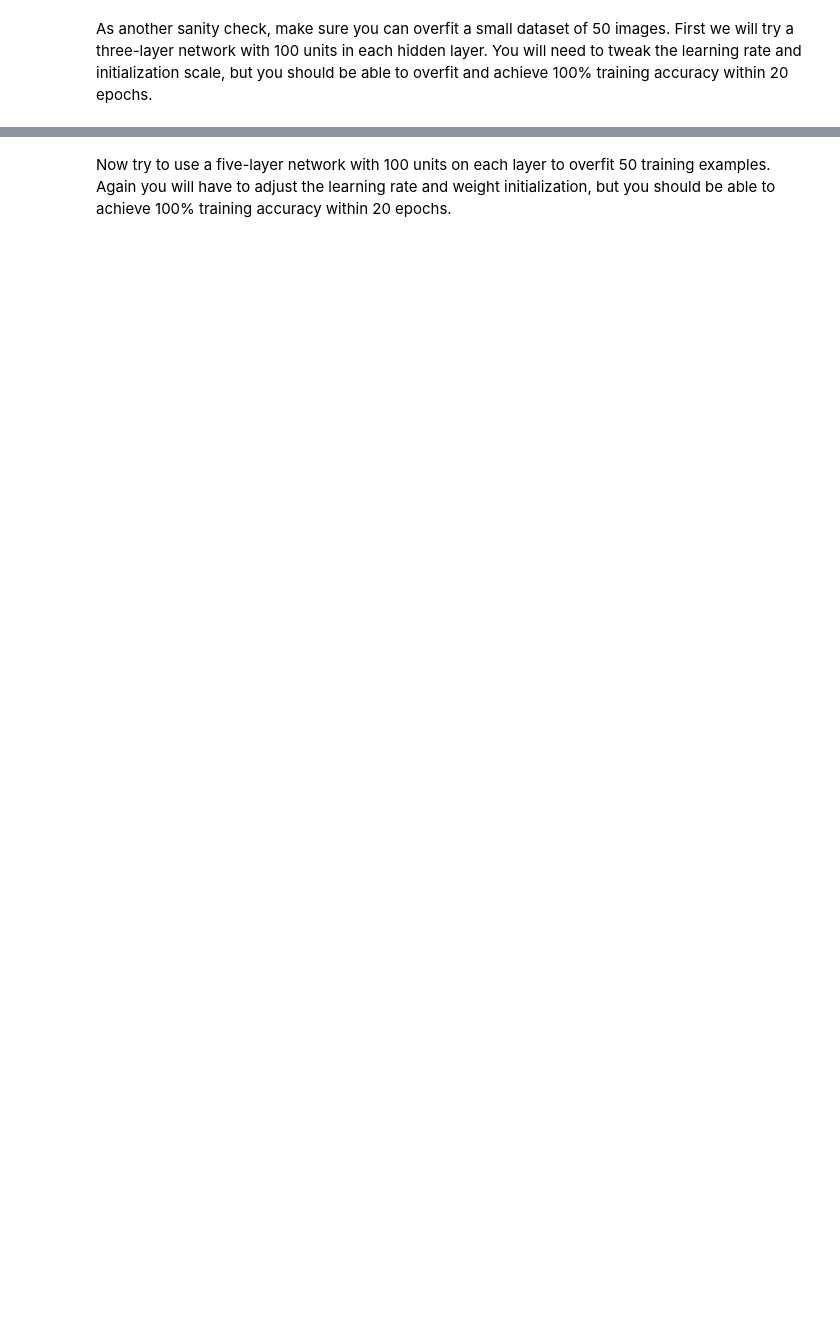
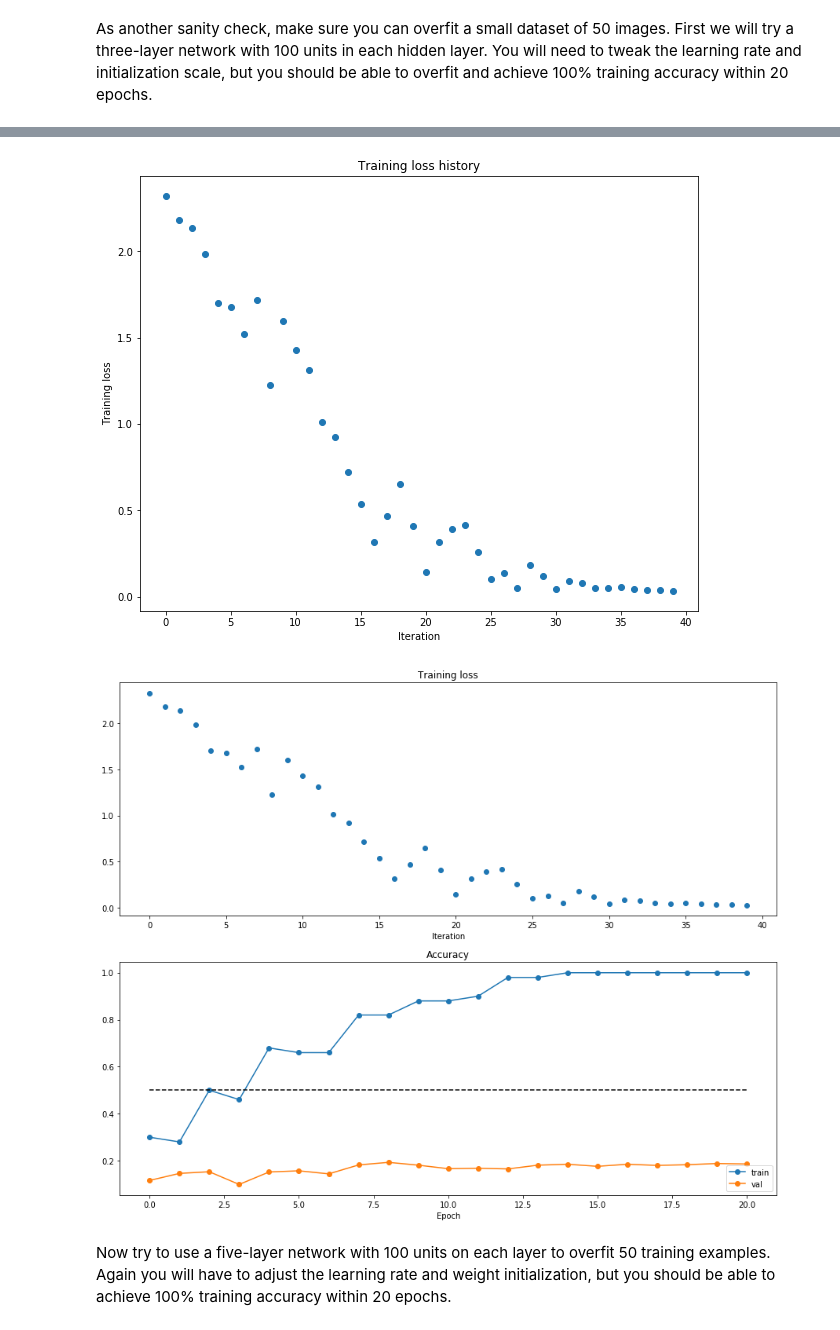
Before and after one commit to ZhuqingZhang0422/ML-for-Chemical-Engineering-Research, a Jupyter notebook: hw5/FullyConnectedNets.ipynb, the cells around one changed output, grey strips where cells are left out. Saved outputs shown, nothing was run; the diff lists cells and outputs as text; code cells hidden in the pictures; blank space fills up the shorter version.

```diff
--- a/hw5/FullyConnectedNets.ipynb
+++ b/hw5/FullyConnectedNets.ipynb
@@ -370,7 +403,7 @@ small_data = {
 }
 
 weight_scale = 1e-2
-learning_rate = 1e-4
+learning_rate = 100e-4
 model = FullyConnectedNet([100, 100],
               weight_scale=weight_scale, dtype=np.float64)
 solver = Solver(model, small_data,
@@ -402,3 +435,4 @@ plt.xlabel('Epoch')
 plt.legend(loc='lower right')
 plt.gcf().set_size_inches(15, 12)
 plt.show()
+# %% [output]
@@ -405,3 +456,5 @@ plt.show()
+[figure, added]
+[figure, added]
 # %% [markdown]
 Now try to use a five-layer network with 100 units on each layer to overfit 50 training examples. Again you will have to adjust the learning rate and weight initialization, but you should be able to achieve 100% training accuracy within 20 epochs.
 # %%
```
Also changed, not shown: parts of 17 cells of this notebook, 2 other files.
